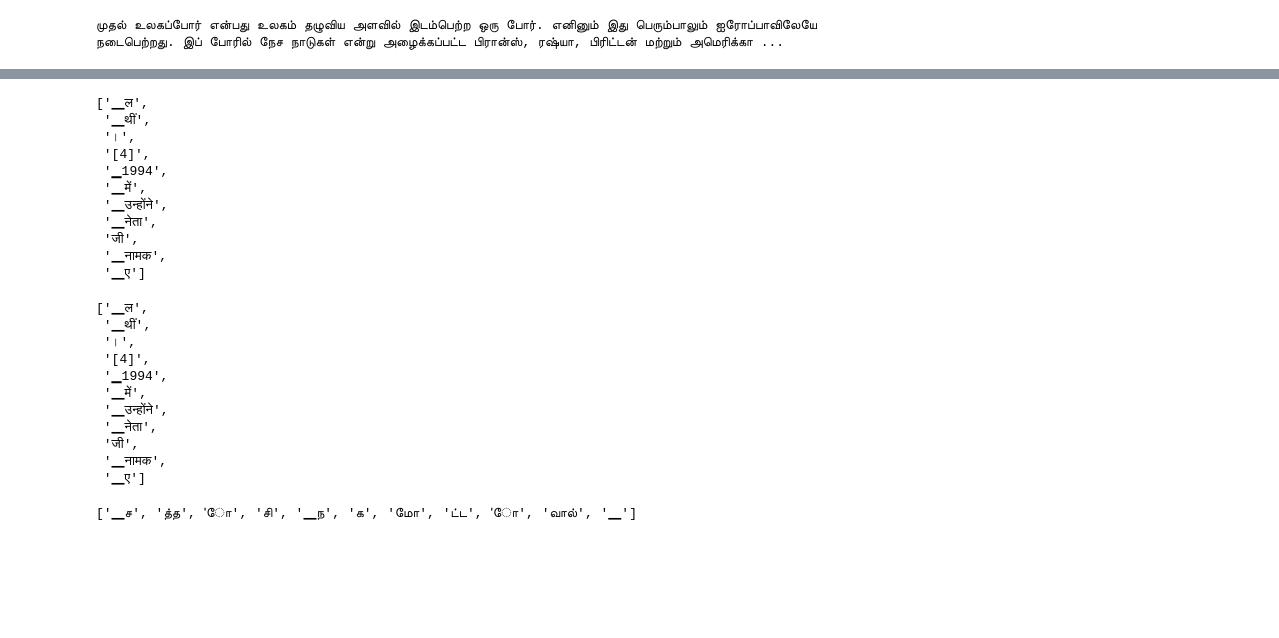
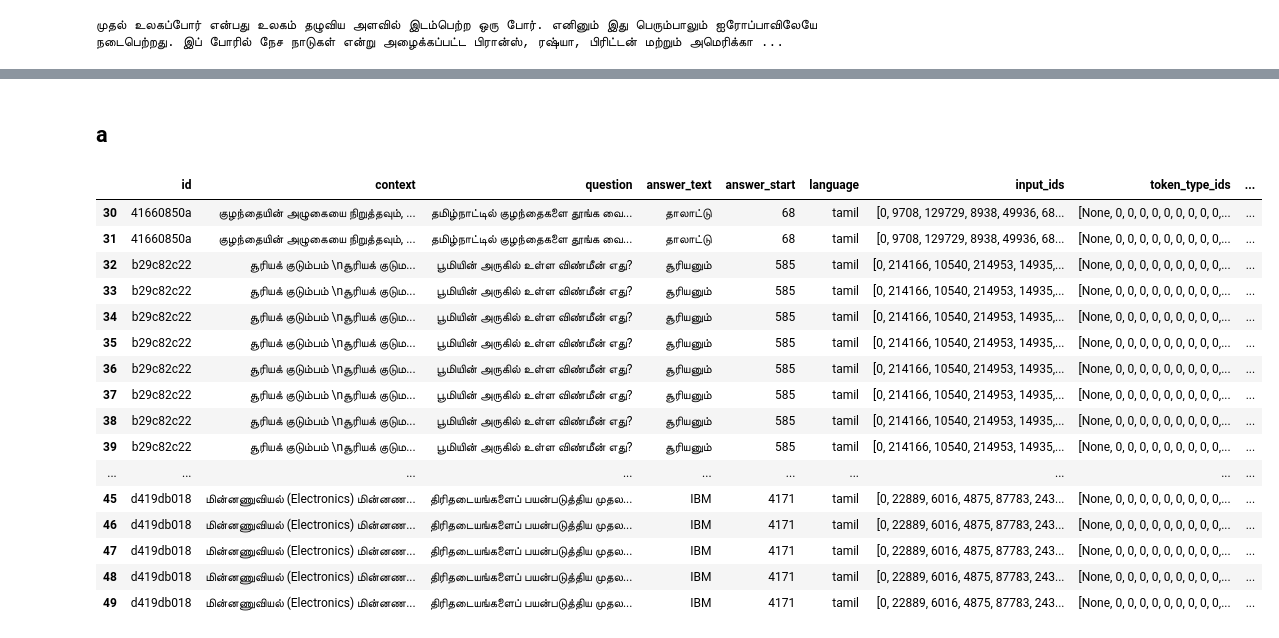
Before and after one commit to guchio3/kaggle-chaii-2021, a Jupyter notebook: notebooks/questionに入っている単語が入ったtextbatchが有効説検証.ipynb, the cells around one changed output, grey strips where cells are left out. Drawn from its saved outputs; the diff is of its cells as text; code cells hidden in the pictures; blank space fills up the shorter version.

```diff
--- a/notebooks/questionに入っている単語が入ったtextbatchが有効説検証.ipynb
+++ b/notebooks/questionに入っている単語が入ったtextbatchが有効説検証.ipynb
@@ -396,32 +306,22 @@ tokenizer = AutoTokenizer.from_pretrained("../data/dataset/deepset/xlm-roberta-l
-# %%
-tokenizer.tokenize("ल थीं।[4] 1994 में उन्होंने नेताजी नामक ए")
-# %% [output]
-['▁ल',
- '▁थीं',
- '।',
- '[4]',
- '▁1994',
- '▁में',
- '▁उन्होंने',
- '▁नेता',
- 'जी',
- '▁नामक',
- '▁ए']
-# %%
-tokenizer.tokenize("ल थीं।[4]\n1994 में उन्होंने नेताजी नामक ए")
-# %% [output]
-['▁ल',
- '▁थीं',
- '।',
- '[4]',
- '▁1994',
- '▁में',
- '▁उन्होंने',
- '▁नेता',
- 'जी',
- '▁नामक',
- '▁ए']
-# %%
-tokenizer.tokenize("சத்தோசி நகமோட்டோவால் ")
-# %% [output]
-['▁ச', 'த்த', 'ோ', 'சி', '▁ந', 'க', 'மோ', 'ட்ட', 'ோ', 'வால்', '▁']
+# %% [markdown]
+## a
+# %%
+prep_df.head(50).tail(20)
+# %% [output]
+|  | id | context | question | answer_text | answer_start | language | input_ids | token_type_ids | ... |
+| 30 | 41660850a | குழந்தையின் அழுகையை நிறுத்தவும், ... | தமிழ்நாட்டில் குழந்தைகளை தூங்க வை... | தாலாட்டு | 68 | tamil | [0, 9708, 129729, 8938, 49936, 68... | [None, 0, 0, 0, 0, 0, 0, 0, 0, 0,... | ... |
+| 31 | 41660850a | குழந்தையின் அழுகையை நிறுத்தவும், ... | தமிழ்நாட்டில் குழந்தைகளை தூங்க வை... | தாலாட்டு | 68 | tamil | [0, 9708, 129729, 8938, 49936, 68... | [None, 0, 0, 0, 0, 0, 0, 0, 0, 0,... | ... |
+| 32 | b29c82c22 | சூரியக் குடும்பம் \nசூரியக் குடும... | பூமியின் அருகில் உள்ள விண்மீன் எது? | சூரியனும் | 585 | tamil | [0, 214166, 10540, 214953, 14935,... | [None, 0, 0, 0, 0, 0, 0, 0, 0, 0,... | ... |
+| 33 | b29c82c22 | சூரியக் குடும்பம் \nசூரியக் குடும... | பூமியின் அருகில் உள்ள விண்மீன் எது? | சூரியனும் | 585 | tamil | [0, 214166, 10540, 214953, 14935,... | [None, 0, 0, 0, 0, 0, 0, 0, 0, 0,... | ... |
+| 34 | b29c82c22 | சூரியக் குடும்பம் \nசூரியக் குடும... | பூமியின் அருகில் உள்ள விண்மீன் எது? | சூரியனும் | 585 | tamil | [0, 214166, 10540, 214953, 14935,... | [None, 0, 0, 0, 0, 0, 0, 0, 0, 0,... | ... |
+| 35 | b29c82c22 | சூரியக் குடும்பம் \nசூரியக் குடும... | பூமியின் அருகில் உள்ள விண்மீன் எது? | சூரியனும் | 585 | tamil | [0, 214166, 10540, 214953, 14935,... | [None, 0, 0, 0, 0, 0, 0, 0, 0, 0,... | ... |
+| 36 | b29c82c22 | சூரியக் குடும்பம் \nசூரியக் குடும... | பூமியின் அருகில் உள்ள விண்மீன் எது? | சூரியனும் | 585 | tamil | [0, 214166, 10540, 214953, 14935,... | [None, 0, 0, 0, 0, 0, 0, 0, 0, 0,... | ... |
+| 37 | b29c82c22 | சூரியக் குடும்பம் \nசூரியக் குடும... | பூமியின் அருகில் உள்ள விண்மீன் எது? | சூரியனும் | 585 | tamil | [0, 214166, 10540, 214953, 14935,... | [None, 0, 0, 0, 0, 0, 0, 0, 0, 0,... | ... |
+| 38 | b29c82c22 | சூரியக் குடும்பம் \nசூரியக் குடும... | பூமியின் அருகில் உள்ள விண்மீன் எது? | சூரியனும் | 585 | tamil | [0, 214166, 10540, 214953, 14935,... | [None, 0, 0, 0, 0, 0, 0, 0, 0, 0,... | ... |
+| 39 | b29c82c22 | சூரியக் குடும்பம் \nசூரியக் குடும... | பூமியின் அருகில் உள்ள விண்மீன் எது? | சூரியனும் | 585 | tamil | [0, 214166, 10540, 214953, 14935,... | [None, 0, 0, 0, 0, 0, 0, 0, 0, 0,... | ... |
+| ... | ... | ... | ... | ... | ... | ... | ... | ... | ... |
+| 45 | d419db018 | மின்னணுவியல் (Electronics) மின்னண... | திரிதடையங்களைப் பயன்படுத்திய முதல... | IBM | 4171 | tamil | [0, 22889, 6016, 4875, 87783, 243... | [None, 0, 0, 0, 0, 0, 0, 0, 0, 0,... | ... |
+| 46 | d419db018 | மின்னணுவியல் (Electronics) மின்னண... | திரிதடையங்களைப் பயன்படுத்திய முதல... | IBM | 4171 | tamil | [0, 22889, 6016, 4875, 87783, 243... | [None, 0, 0, 0, 0, 0, 0, 0, 0, 0,... | ... |
+| 47 | d419db018 | மின்னணுவியல் (Electronics) மின்னண... | திரிதடையங்களைப் பயன்படுத்திய முதல... | IBM | 4171 | tamil | [0, 22889, 6016, 4875, 87783, 243... | [None, 0, 0, 0, 0, 0, 0, 0, 0, 0,... | ... |
+| 48 | d419db018 | மின்னணுவியல் (Electronics) மின்னண... | திரிதடையங்களைப் பயன்படுத்திய முதல... | IBM | 4171 | tamil | [0, 22889, 6016, 4875, 87783, 243... | [None, 0, 0, 0, 0, 0, 0, 0, 0, 0,... | ... |
+| 49 | d419db018 | மின்னணுவியல் (Electronics) மின்னண... | திரிதடையங்களைப் பயன்படுத்திய முதல... | IBM | 4171 | tamil | [0, 22889, 6016, 4875, 87783, 243... | [None, 0, 0, 0, 0, 0, 0, 0, 0, 0,... | ... |
```
Also changed, not shown: parts of 27 cells of this notebook, 4 other files.
